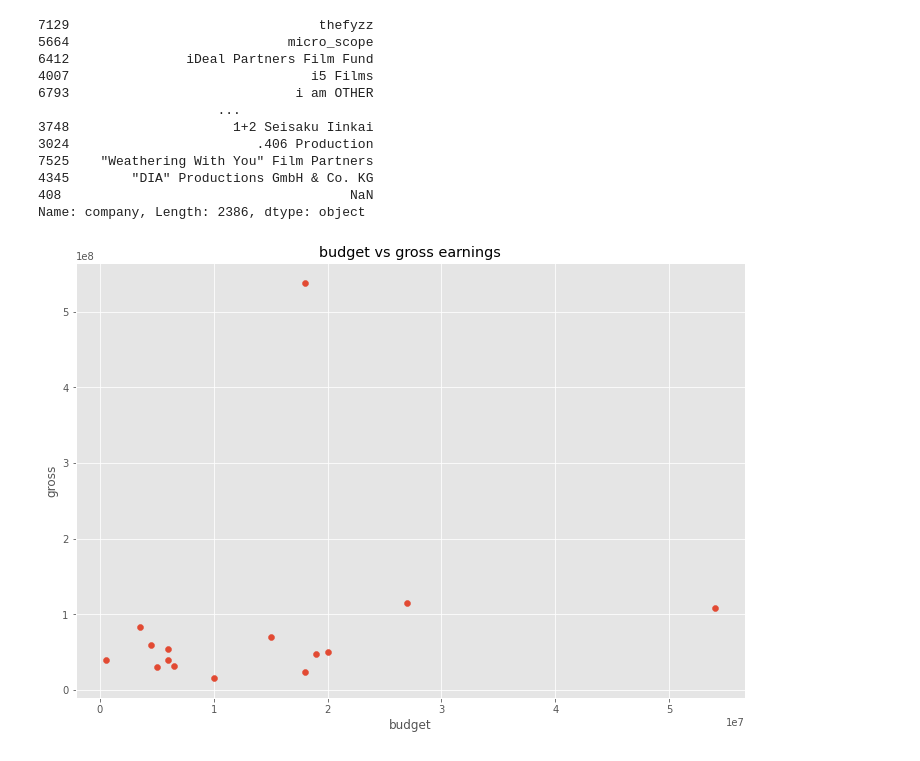
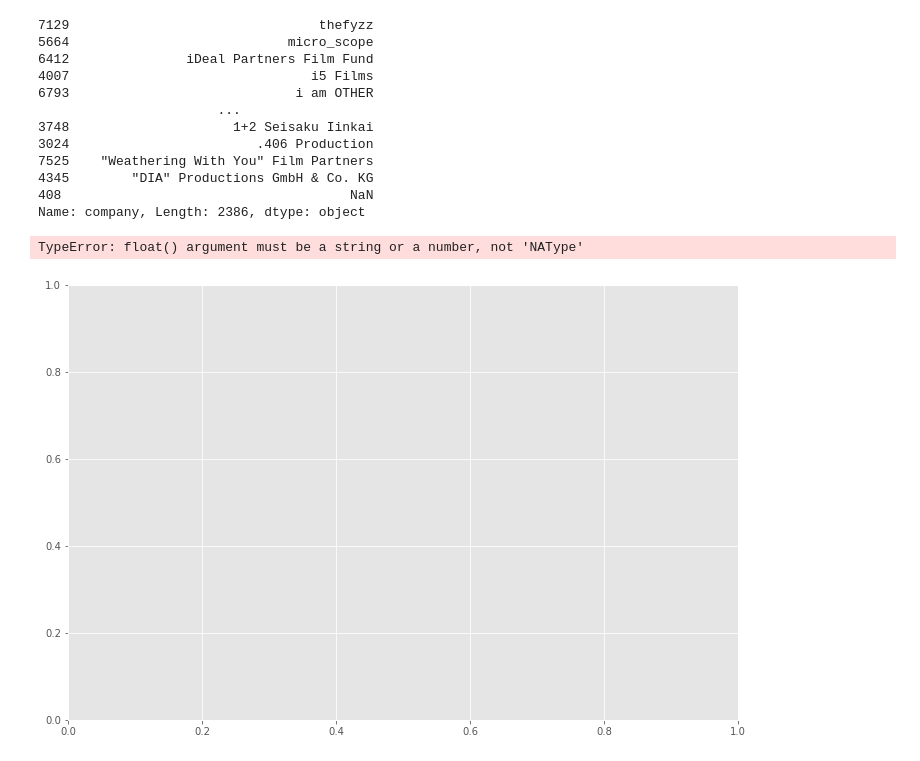
Before and after one commit to MunyaradziMagura/Movies-Project, a Jupyter notebook: movies.ipynb, the cells around one changed output. Drawn from its saved outputs; the diff is of its cells as text; code cells hidden in the pictures.

Commit message:
drop all null values from data set

```diff
--- a/movies.ipynb
+++ b/movies.ipynb
@@ -120,12 +120,17 @@ df['name'].drop_duplicates().sort_values(ascending=False)
 4345        "DIA" Productions GmbH & Co. KG
 408                                     NaN
 Name: company, Length: 2386, dtype: object
+# %%
+# drop all null rows
+df1 = df.dropna()
 # %%
 # correlating columns: scatter plot, budget vs gross
-plt.scatter(x=df['budget'].head(15), y=df['gross'].head(15))
+# correlating columns: scatter plot, budget vs gross
+plt.scatter(x=df1['budget'], y=df1['gross'])
 plt.title('budget vs gross earnings')
 plt.xlabel('budget')
 plt.ylabel('gross')
 plt.show()
 # %% [output]
+TypeError: float() argument must be a string or a number, not 'NAType'
-[figure, old version]
+[figure, new version]
```
Also changed, not shown: parts of 1 cell of this notebook.
